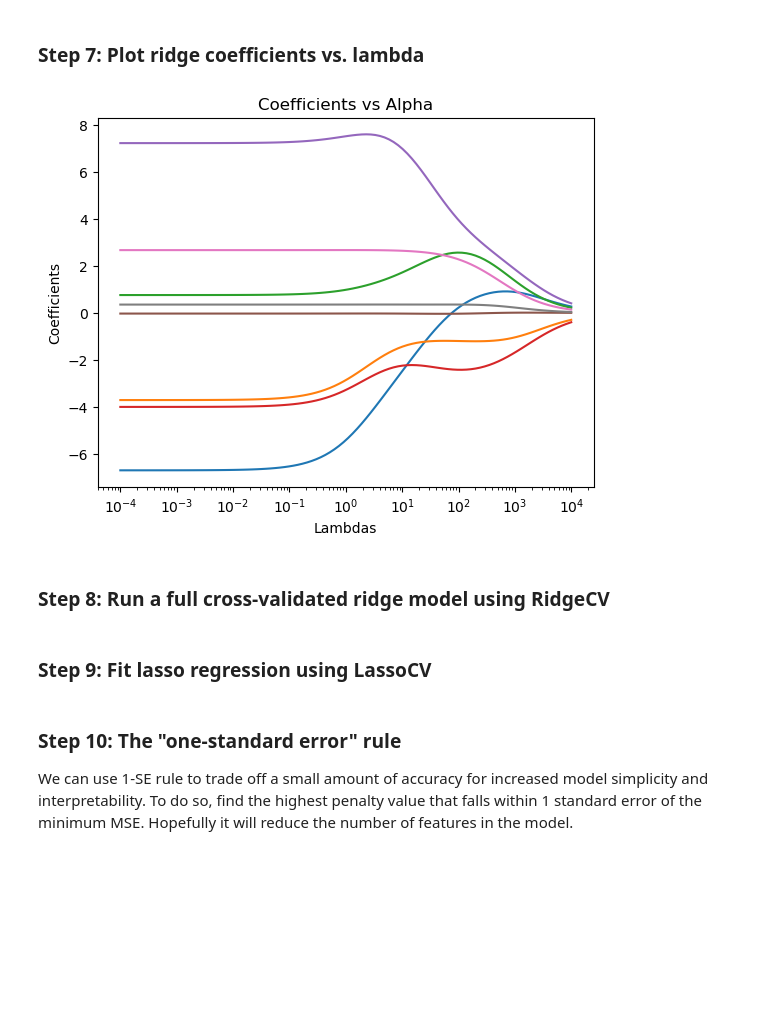
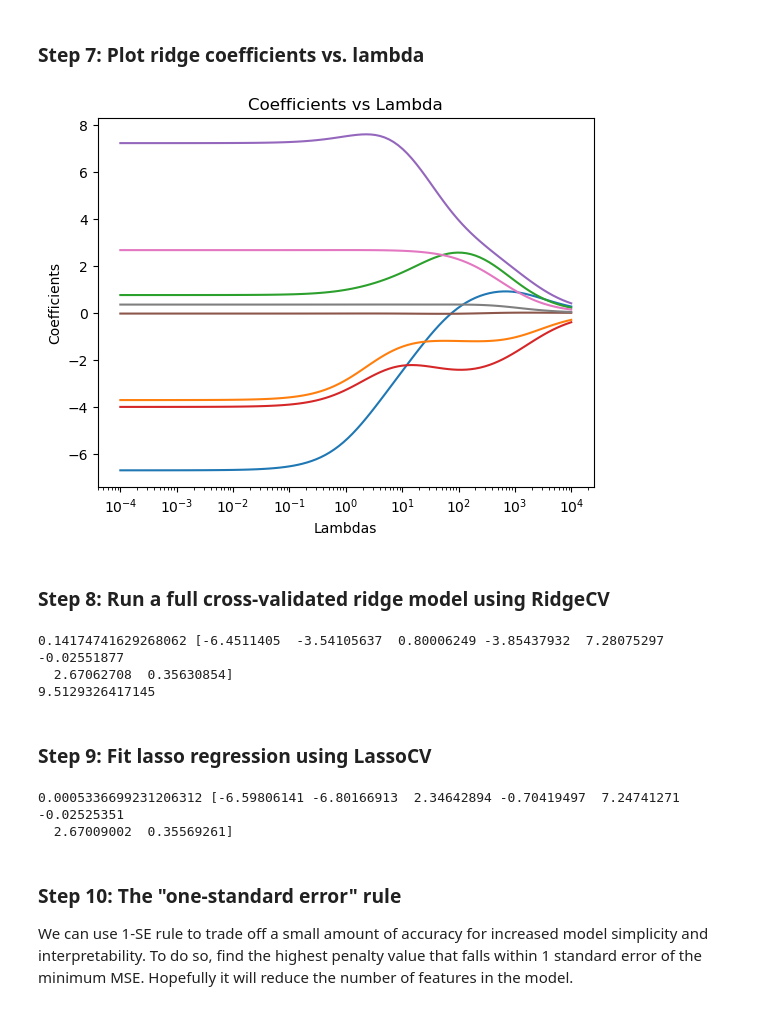
Before and after one commit to bgrazda/EDS232-labs, a Jupyter notebook: Week2/Lab2-energy-efficiency.ipynb, the cells around one changed output. Drawn from its saved outputs; the diff is of its cells as text; code cells hidden in the pictures; blank space fills up the shorter version.

```diff
--- a/Week2/Lab2-energy-efficiency.ipynb
+++ b/Week2/Lab2-energy-efficiency.ipynb
@@ -218,39 +218,47 @@ print(coefficients)
 # %%
 # Plot coefficients vs. alpha. Another for loop may be in order
 plt.figure()
 for i in range(coefficients.shape[1]):
     plt.plot(alphas, coefficients[:, i])
 
 plt.xscale('log')
-plt.title('Coefficients vs Alpha')
+plt.title('Coefficients vs Lambda')
 plt.xlabel('Lambdas')
 plt.ylabel('Coefficients')
 plt.show()
 # %% [output]
-[figure, old version]
+[figure, new version]
 # %% [markdown]
 ### Step 8: Run a full cross-validated ridge model using RidgeCV
 # %%
 # Fit a RidgeCV with cross-validation
-ridge_cv =
+ridge_cv = RidgeCV(alphas = alphas).fit(X_train_scaled, y_train)
 
 
 # Print the optimal alpha and coefficients corresponding to that alpha
-
+print(ridge_cv.alpha_, ridge_cv.coef_)
 
 # Evaluate the model on the test set by predicting..
-y_test_pred =
+y_test_pred = ridge_cv.predict(X_test_scaled)
 
 # ... and printing the MSE
-mse =
+mse =  mean_squared_error(y_true = y_test, y_pred = y_test_pred)
 print(mse)
+# %% [output]
+0.14174741629268062 [-6.4511405  -3.54105637  0.80006249 -3.85437932  7.28075297 -0.02551877
+  2.67062708  0.35630854]
+9.5129326417145
 # %% [markdown]
 ### Step 9: Fit lasso regression using LassoCV
 # %%
 # Fit lasso regression with cross-validation
-lasso_cv =
+lasso_cv = LassoCV(alphas = alphas).fit(X_train_scaled, y_train)
 
 # Print the optimal alpha and associated coefficients
+print(lasso_cv.alpha_, lasso_cv.coef_)
+# %% [output]
+0.0005336699231206312 [-6.59806141 -6.80166913  2.34642894 -0.70419497  7.24741271 -0.02525351
+  2.67009002  0.35569261]
 # %% [markdown]
 ### Step 10: The "one-standard error" rule
 We can use 1-SE rule to trade off a small amount of accuracy for increased model simplicity and interpretability.  To do so, find the highest penalty value that falls within 1 standard error of the minimum MSE.  Hopefully it will reduce the number of features in the model.
```
Also changed, not shown: parts of 2 cells of this notebook.
